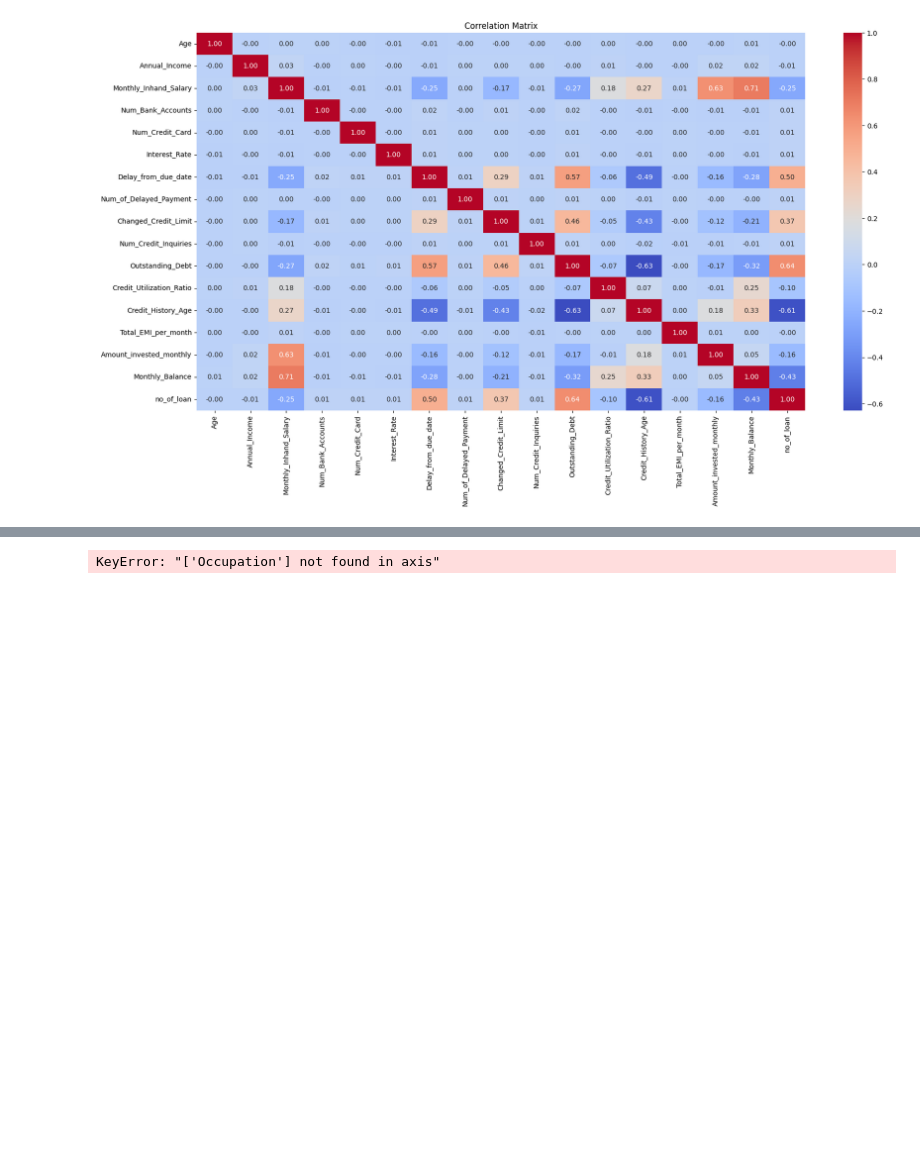
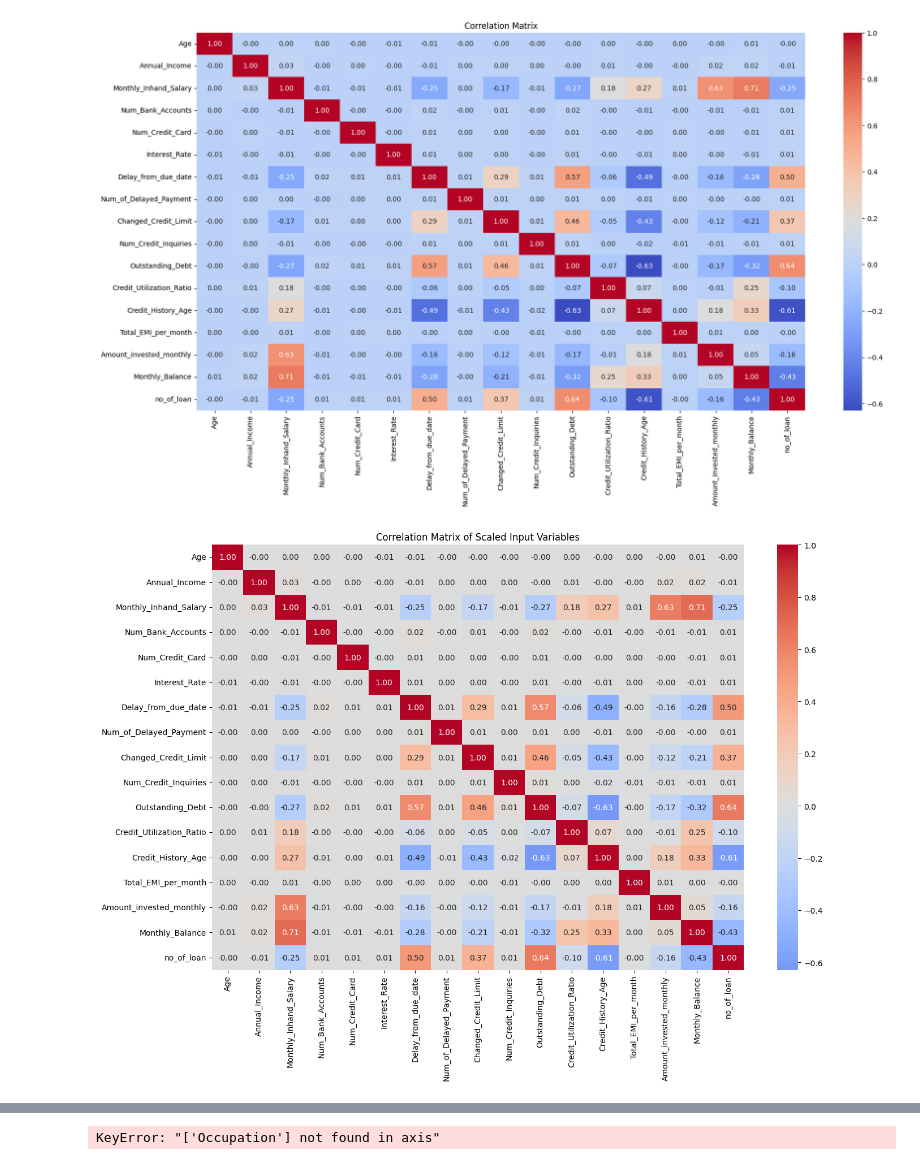
Before and after one commit to willevs1/ADS, a Jupyter notebook: working.ipynb, the cells around one changed output, grey strips where cells are left out. Cells and saved outputs as stored; diff of their text form; code cells hidden in the pictures; blank space fills up the shorter version.

```diff
--- a/working.ipynb
+++ b/working.ipynb
@@ -300,6 +300,33 @@ plt.title("Correlation Matrix")
 plt.show()
 # %% [output]
 [figure]
+# %%
+from sklearn.preprocessing import StandardScaler
+
+# Select numeric input variables only
+X_numeric = df.drop("Credit_Score", axis=1).select_dtypes(include=["int64", "float64"]).copy()
+
+# Scale them into a new dataframe
+scaler = StandardScaler()
+X_scaled_array = scaler.fit_transform(X_numeric)
+
+X_scaled = pd.DataFrame(
+    X_scaled_array,
+    columns=X_numeric.columns,
+    index=X_numeric.index
+)
+
+X_scaled.head()
+
+plt.figure(figsize=(14, 10))
+corr_matrix = X_scaled.corr()
+
+sns.heatmap(corr_matrix, cmap="coolwarm",annot=True, fmt=".2f", center=0)
+plt.title("Correlation Matrix of Scaled Input Variables")
+plt.tight_layout()
+plt.show()
+# %% [output]
+[figure, added]
 # %%
 df=df.dropna(axis=0)
 print(df.isnull().sum())
```
Also changed, not shown: parts of 6 cells of this notebook, 3 other files.
